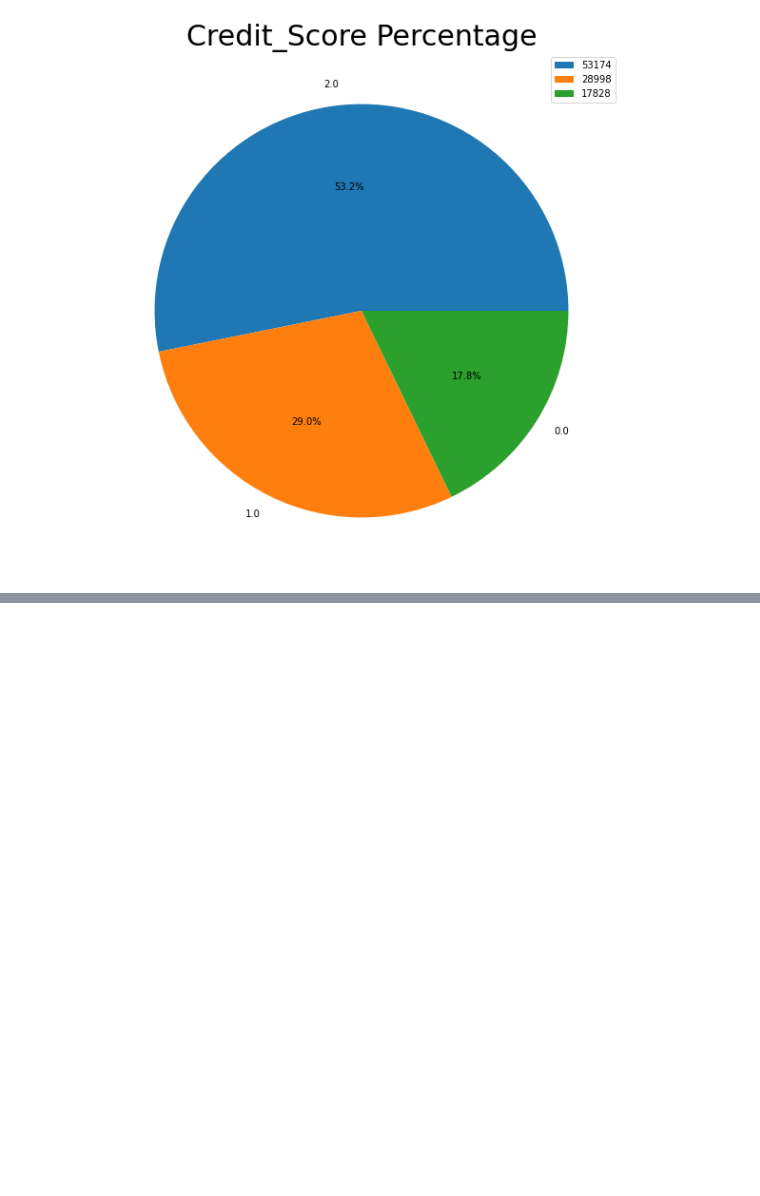
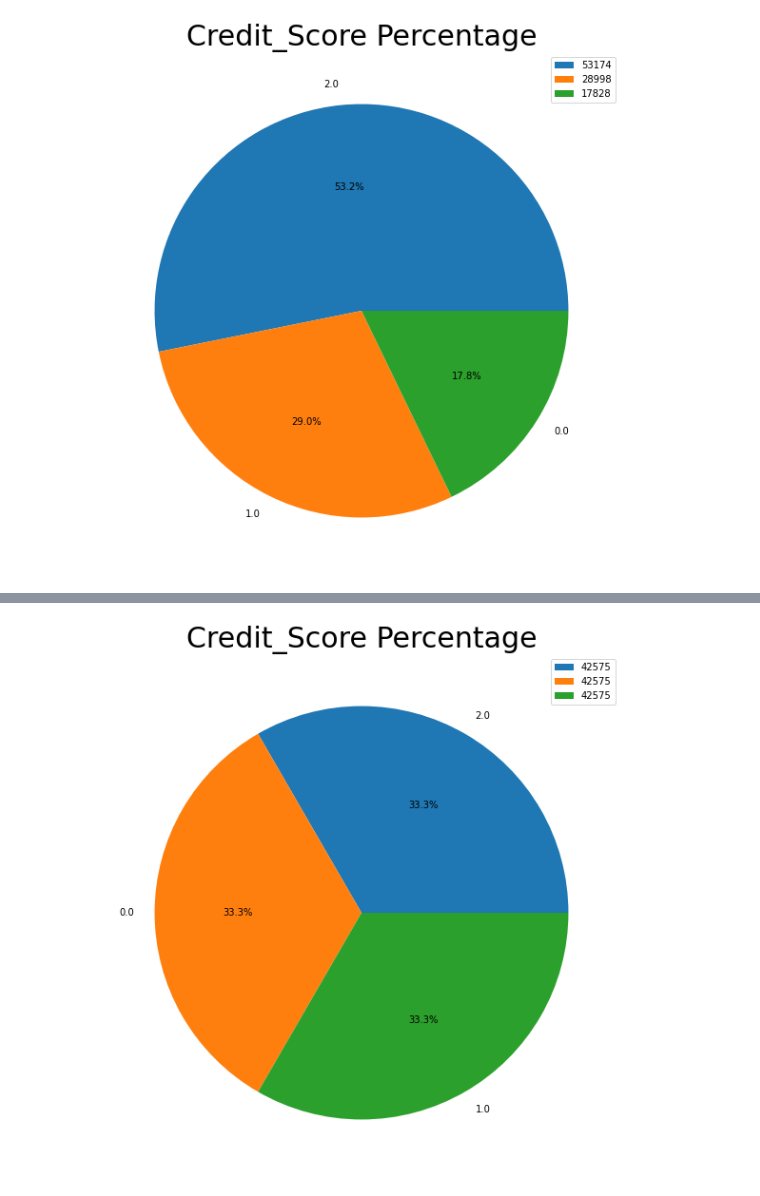
Before and after one commit to 80396-B2/Credit_Score_Prediction, a Jupyter notebook: main.ipynb, the cells around one changed output, grey strips where cells are left out. Cells and saved outputs as stored; diff of their text form; code cells hidden in the pictures; blank space fills up the shorter version.

```diff
--- a/main.ipynb
+++ b/main.ipynb
@@ -1143,7 +1119,7 @@ Chi-square: 90.62211694810793      P-value: 0.6889520016788552
 # %% [markdown]
 since p value is >0.05 significance level we are dropping these columns
 # %%
-combined_df.drop(["Credit_Utilization_Ratio","Monthly_Balance","Credit_Age_months"],axis=1,inplace=True)
+combined_df.drop(["Credit_Utilization_Ratio","Monthly_Balance","Credit_Age_months","Occupation"],axis=1,inplace=True)
 # %%
 x= combined_df.drop("credit__score_label",axis=1)
 y=combined_df['credit__score_label']
@@ -1163,0 +1160,7 @@ plt.show()
+# %%
+sm = SMOTE(k_neighbors=7)
+x_train_sm,y_train_sm=sm.fit_resample(x_train,y_train)
+# %%
+data_after_smote = pd.DataFrame(x_train_sm, columns=x_train.columns)
+data_after_smote['target'] = y_train_sm
+data_after_smote['target']
@@ -1163,0 +1180,11 @@ plt.show()
+# %%
+labels = data_after_smote['target'].value_counts().index
+sizes = data_after_smote['target'].value_counts()
+
+plt.figure(figsize = (10,10))
+plt.pie(sizes, labels=labels, autopct='%1.1f%%')
+plt.title('Credit_Score Percentage',color = 'black',fontsize = 30)
+plt.legend(data_after_smote['target'].value_counts())
+plt.show()
+# %% [output]
+[figure, added]
```
Also changed, not shown: parts of 11 cells of this notebook.
